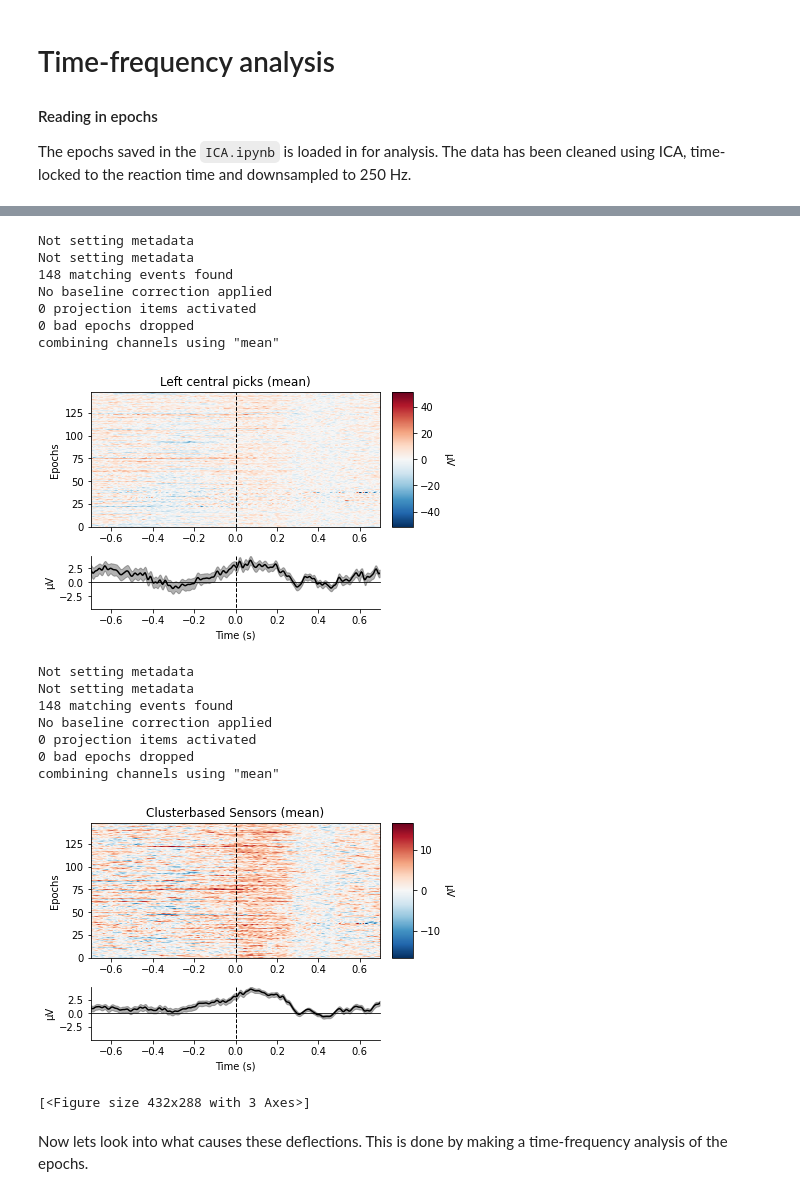
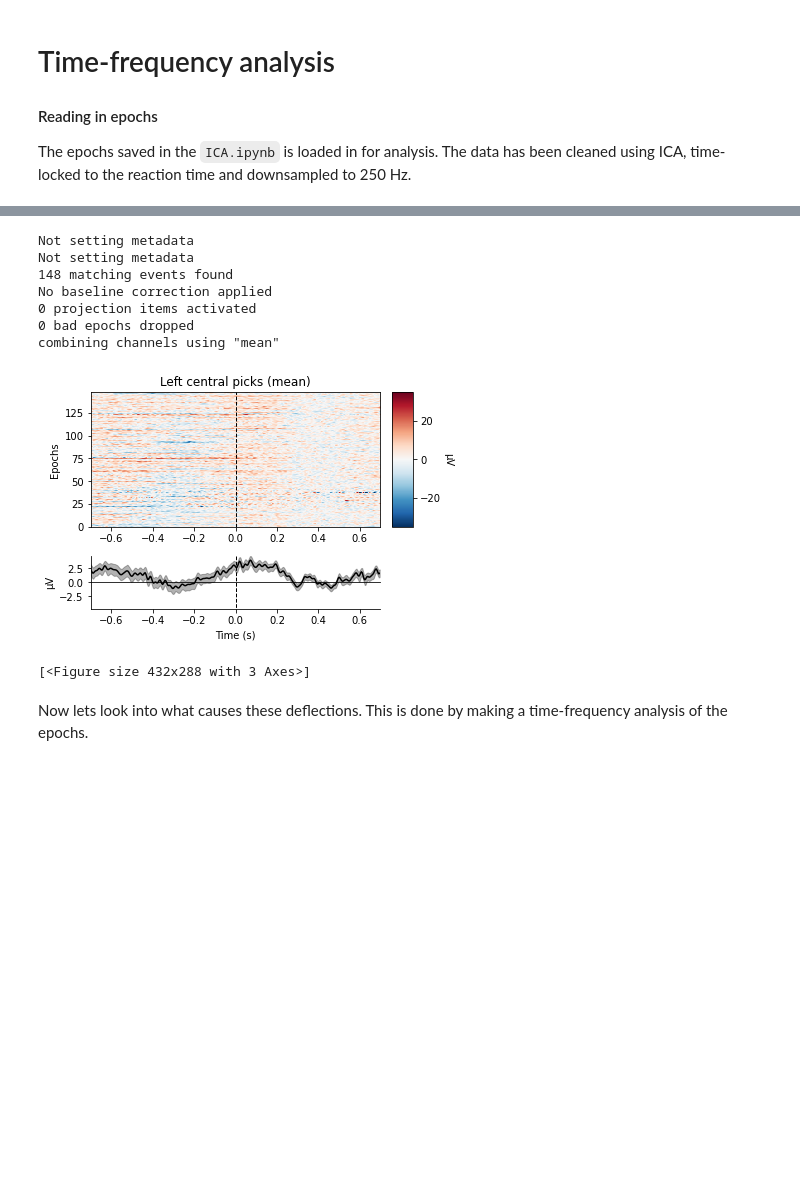
Before and after one commit to laurabpaulsen/EEG_and_mouse_tracking, a Jupyter notebook: time_frequency.ipynb, the cells around one changed output, grey strips where cells are left out. Drawn from its saved outputs; the diff is of its cells as text; code cells hidden in the pictures; blank space fills up the shorter version.

```diff
--- a/time_frequency.ipynb
+++ b/time_frequency.ipynb
@@ -28,28 +28,18 @@ Not setting metadata
 No baseline correction applied
 0 projection items activated
 # %%
-clusterpicks = [1, 5, 6, 7, 10, 11, 12, 16, 17, 21, 22]
 leftcentralpicks = [5, 6, 10]
-mne.viz.plot_epochs_image(epochs, group_by={'Left central picks' : leftcentralpicks}, combine = 'mean', cmap = 'interactive')
-mne.viz.plot_epochs_image(epochs, group_by={'Clusterbased Sensors' : clusterpicks}, combine = 'mean', cmap = 'interactive')
+mne.viz.plot_epochs_image(epochs, group_by={'Left central picks' : leftcentralpicks}, combine = 'mean', cmap = 'interactive', vmin=-35, vmax=35)
 # %% [output]
 Not setting metadata
 Not setting metadata
 148 matching events found
 No baseline correction applied
 0 projection items activated
 0 bad epochs dropped
 combining channels using "mean"
-[figure, old version]
+[figure, new version]
-Not setting metadata
-Not setting metadata
-148 matching events found
-No baseline correction applied
-0 projection items activated
-0 bad epochs dropped
-combining channels using "mean"
+[<Figure size 432x288 with 3 Axes>]
-[figure, removed]
-[<Figure size 432x288 with 3 Axes>]
 # %% [markdown]
 Now lets look into what causes these deflections. This is done by making a time-frequency analysis of the epochs.
 # %% [markdown]
```
Also changed, not shown: parts of 35 cells of this notebook, 4 other files.
